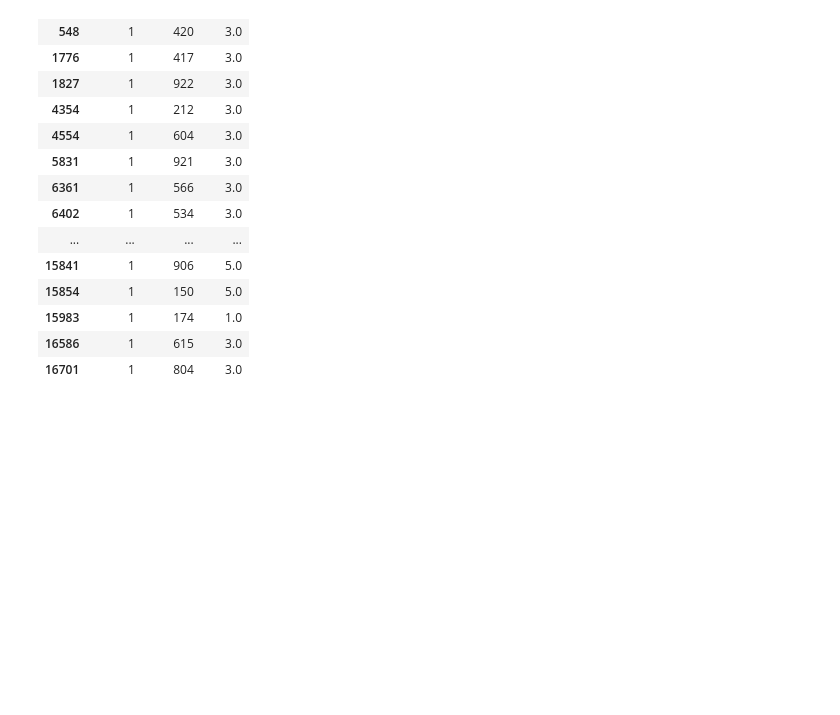
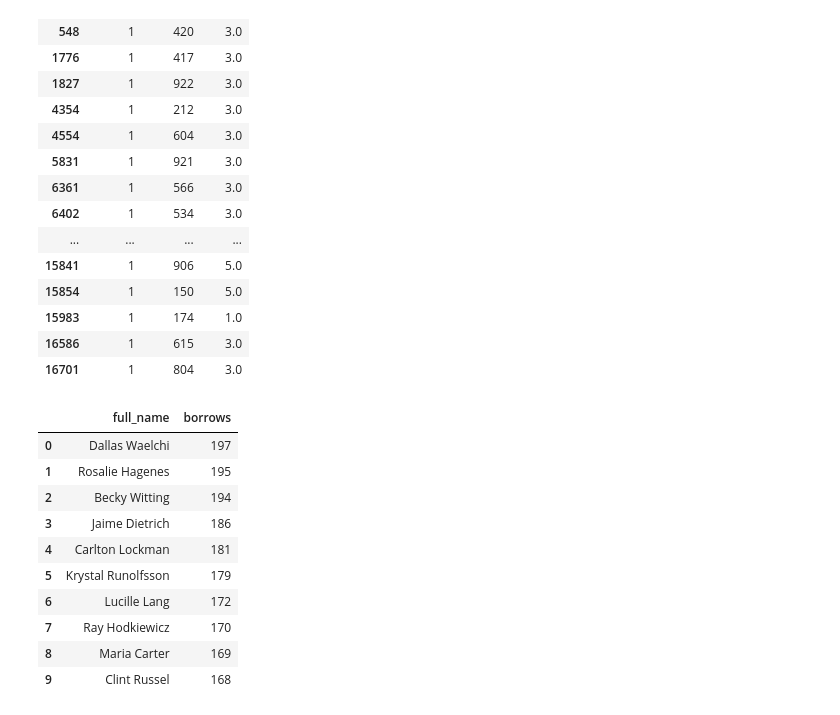
Before and after one commit to Cyrylos/library-cms-recommendation-system, a Jupyter notebook: recommendation_system_nb.ipynb, the cells around one changed output. Cells and saved outputs as stored; diff of their text form; code cells hidden in the pictures; blank space fills up the shorter version.

Commit message:
add top 10 queries

```diff
--- a/recommendation_system_nb.ipynb
+++ b/recommendation_system_nb.ipynb
@@ -201,0 +268,20 @@ user_borrows_ratings_df.loc[user_borrows_ratings_df['user_id'] == 1]
+# %%
+def get_top_ten(top_ten_type):
+    query = top_queries[top_ten_type]
+    return pd.read_sql(query, dbConnection)
+# %%
+top_ten_index = 0
+top_ten_key = top_ten_keys[top_ten_index]
+get_top_ten(top_ten_key)
+# %% [output]
+|  | full_name | borrows |
+| 0 | Dallas Waelchi | 197 |
+| 1 | Rosalie Hagenes | 195 |
+| 2 | Becky Witting | 194 |
+| 3 | Jaime Dietrich | 186 |
+| 4 | Carlton Lockman | 181 |
+| 5 | Krystal Runolfsson | 179 |
+| 6 | Lucille Lang | 172 |
+| 7 | Ray Hodkiewicz | 170 |
+| 8 | Maria Carter | 169 |
+| 9 | Clint Russel | 168 |
```
Also changed, not shown: parts of 8 cells of this notebook.
